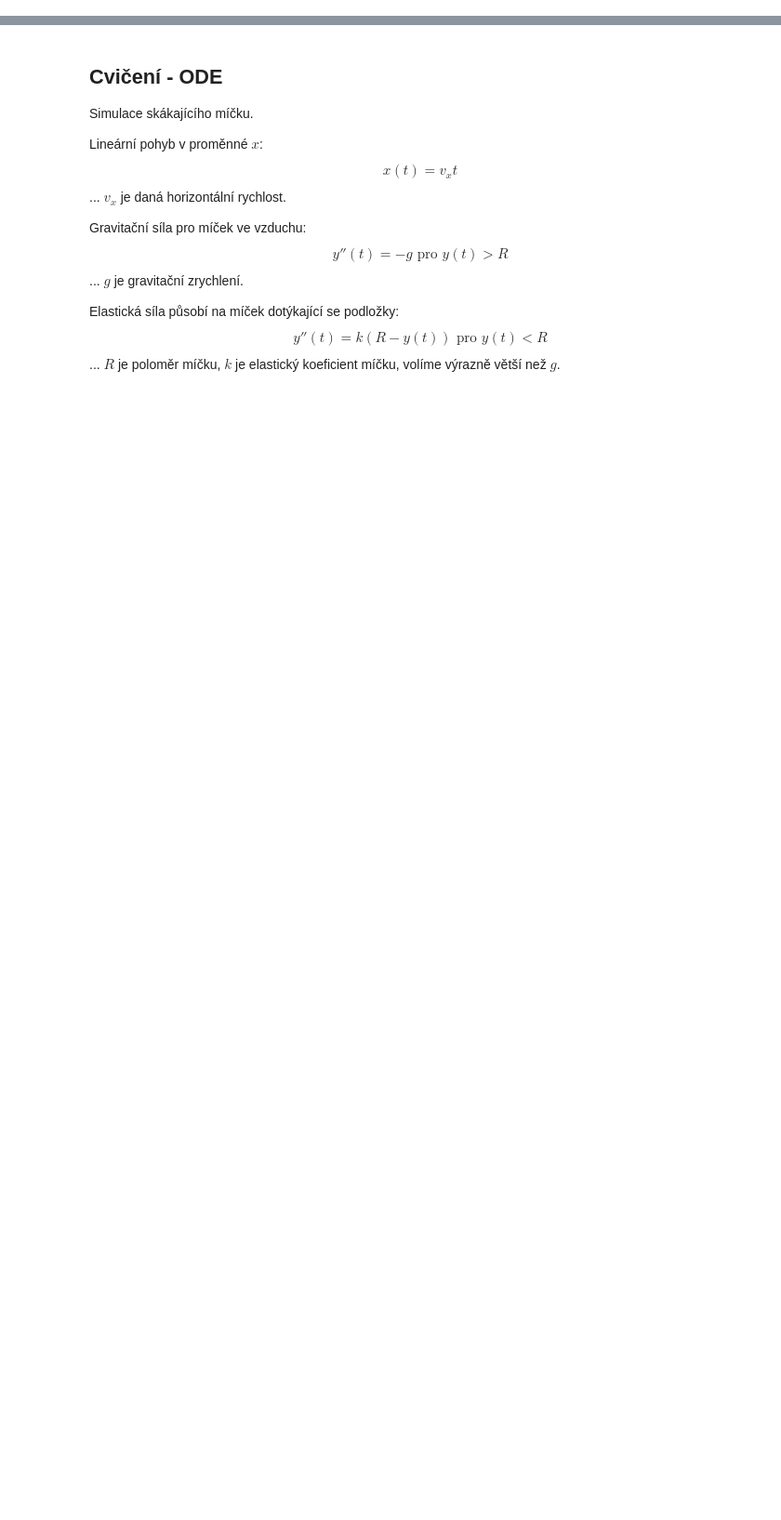
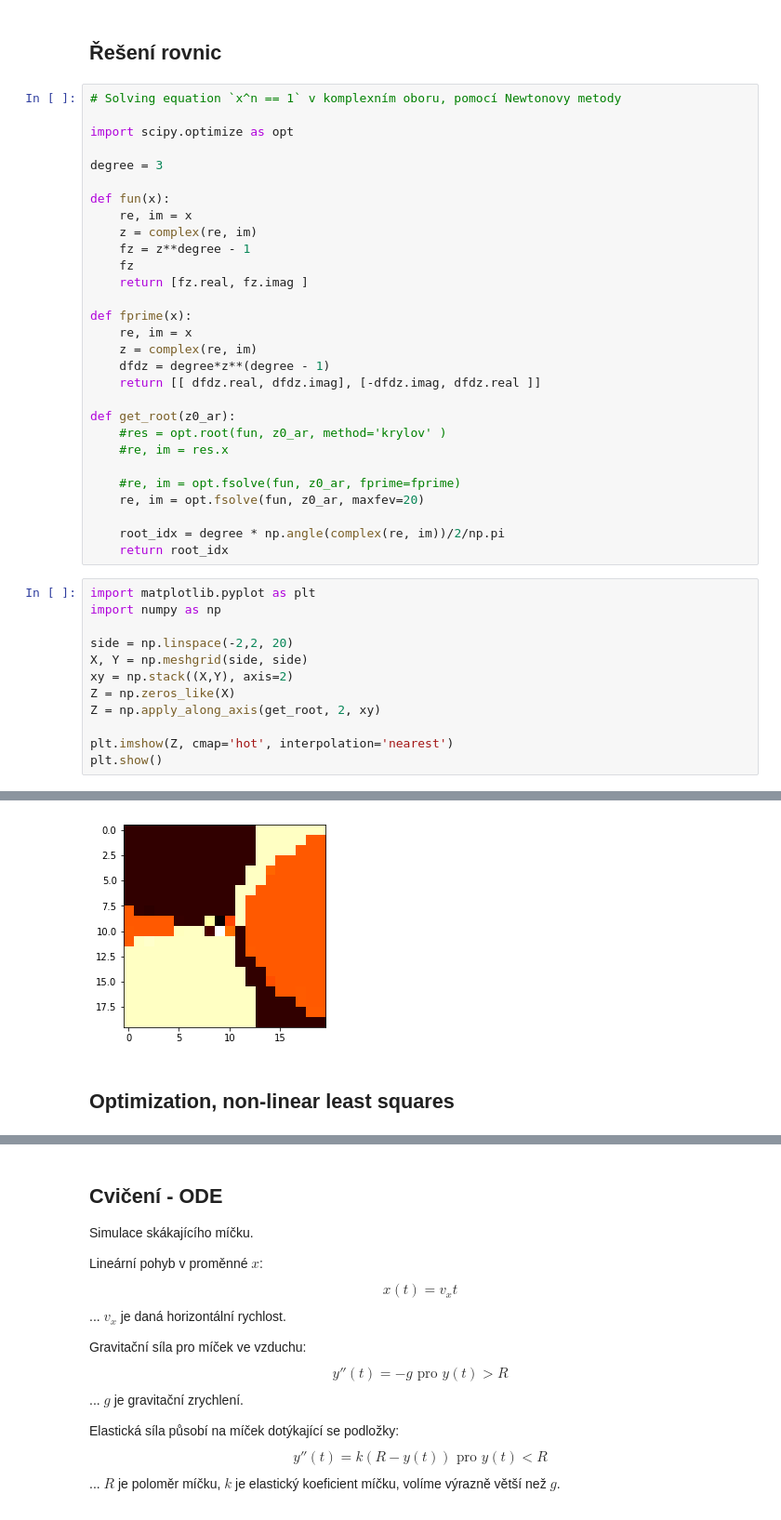
Before and after one commit to jbrezmorf/PAV_course, a Jupyter notebook: Lecture_05_SciPy.ipynb, the cells around one changed output, grey strips where cells are left out. Shown at 93% size. Saved outputs shown, nothing was run; the diff lists cells and outputs as text; blank space fills up the shorter version.

Commit message:
Update 03, 04, new 05 Scipy

```diff
--- a/Lecture_05_SciPy.ipynb
+++ b/Lecture_05_SciPy.ipynb
@@ -47,3 +47,47 @@ Přehled funkcí s odkazy do dokumentace:
 
 - [**Zpracování obrazu**](https://docs.scipy.org/doc/scipy/reference/tutorial/ndimage.html)
   [`scipy.ndimage`](https://docs.scipy.org/doc/scipy/reference/ndimage.html#module-scipy.ndimage)
+# %% [markdown]
+## Řešení rovnic
+# %%
+# Solving equation `x^n == 1` v komplexním oboru, pomocí Newtonovy metody
+
+import scipy.optimize as opt
+
+degree = 3
+
+def fun(x):
+    re, im = x
+    z = complex(re, im)
+    fz = z**degree - 1
+    fz
+    return [fz.real, fz.imag ]
+
+def fprime(x):
+    re, im = x
+    z = complex(re, im)
+    dfdz = degree*z**(degree - 1)
+    return [[ dfdz.real, dfdz.imag], [-dfdz.imag, dfdz.real ]]
+
+def get_root(z0_ar):
+    #res = opt.root(fun, z0_ar, method='krylov' )
+    #re, im = res.x
+
+    #re, im = opt.fsolve(fun, z0_ar, fprime=fprime)
+    re, im = opt.fsolve(fun, z0_ar, maxfev=20)
+
+    root_idx = degree * np.angle(complex(re, im))/2/np.pi
+    return root_idx
+# %%
+import matplotlib.pyplot as plt
+import numpy as np
+
+side = np.linspace(-2,2, 20)
+X, Y = np.meshgrid(side, side)
+xy = np.stack((X,Y), axis=2)
+Z = np.zeros_like(X)
+Z = np.apply_along_axis(get_root, 2, xy)
+
+plt.imshow(Z, cmap='hot', interpolation='nearest')
+plt.show()
+# %% [output]
@@ -49,0 +95,3 @@ Přehled funkcí s odkazy do dokumentace:
+[figure, added]
+# %% [markdown]
+## Optimization, non-linear least squares
```
Also changed, not shown: parts of 16 cells of this notebook, 2 other files.
